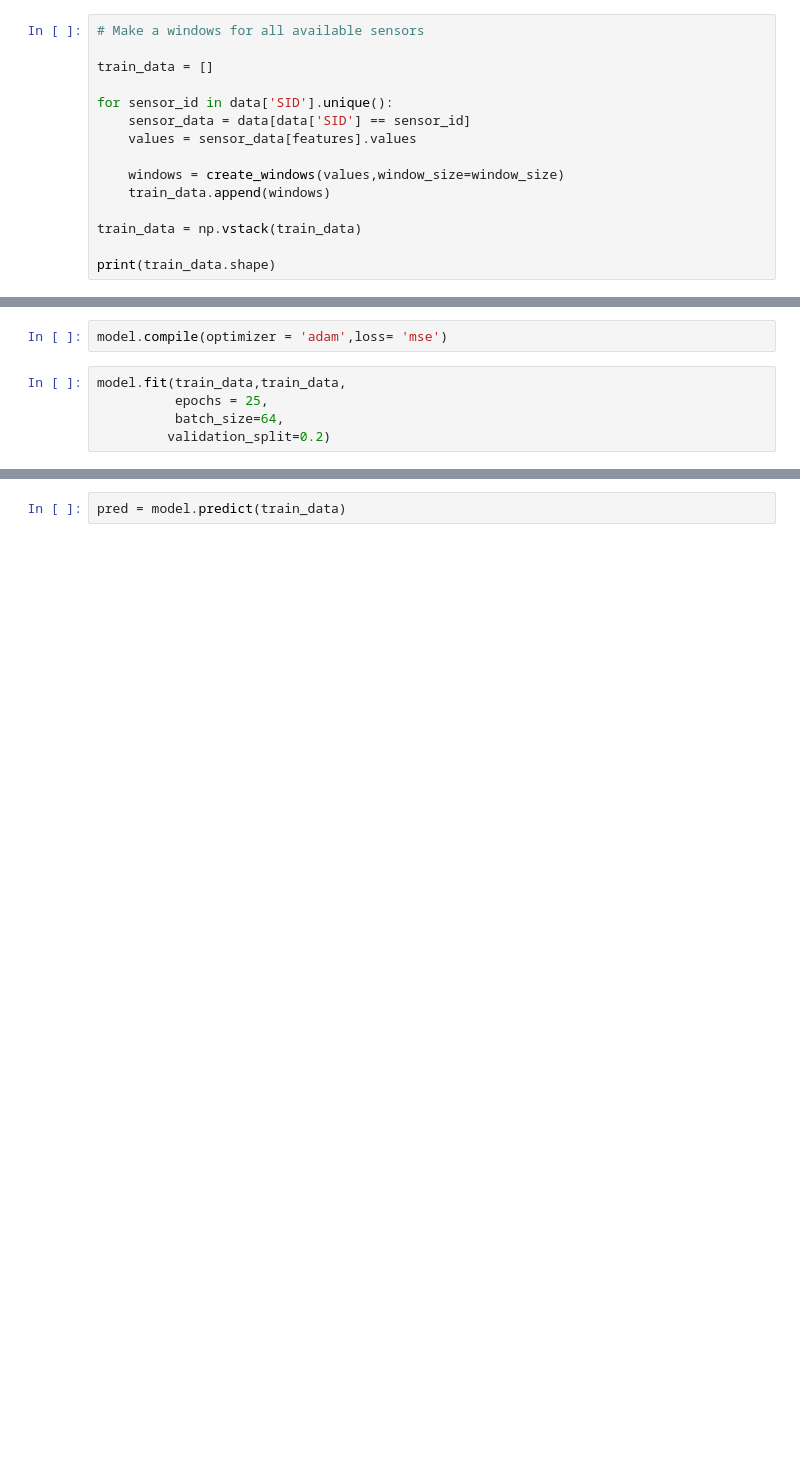
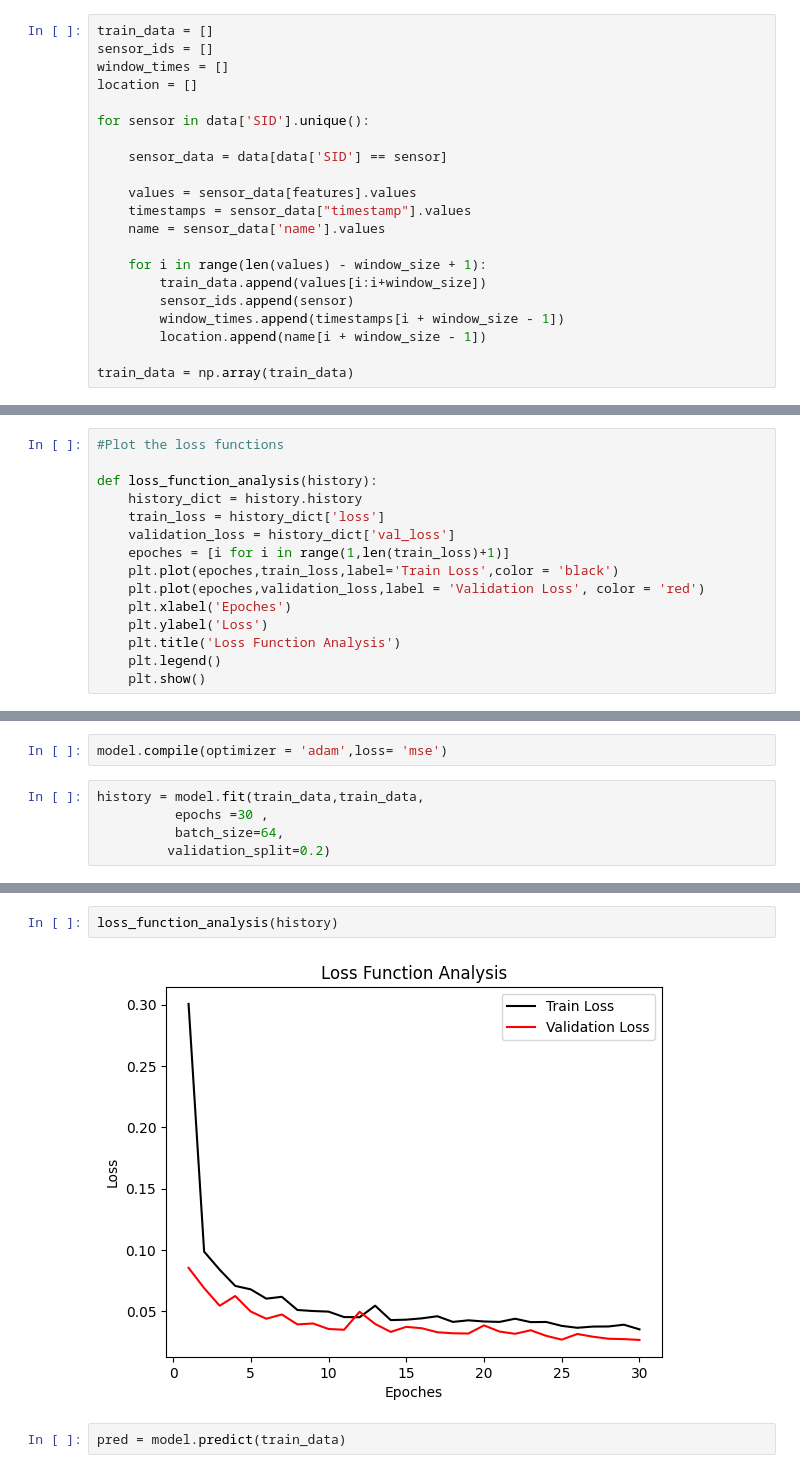
Before and after one commit to readytocommit/FinalProject, a Jupyter notebook: globalModel.ipynb, the cells around one changed output, grey strips where cells are left out. Drawn from its saved outputs; the diff is of its cells as text; blank space fills up the shorter version.

```diff
--- a/globalModel.ipynb
+++ b/globalModel.ipynb
@@ -47,15 +39,21 @@ def create_windows(data, window_size = window_size):
 # %%
-# Make a windows for all available sensors
+train_data = []
+sensor_ids = []
+window_times = []
+location = []
 
-train_data = []
+for sensor in data['SID'].unique():
 
-for sensor_id in data['SID'].unique():
-    sensor_data = data[data['SID'] == sensor_id]
+    sensor_data = data[data['SID'] == sensor]
+
     values = sensor_data[features].values
+    timestamps = sensor_data["timestamp"].values
+    name = sensor_data['name'].values
 
-    windows = create_windows(values,window_size=window_size)
-    train_data.append(windows)
+    for i in range(len(values) - window_size + 1):
+        train_data.append(values[i:i+window_size])
+        sensor_ids.append(sensor)
+        window_times.append(timestamps[i + window_size - 1])
+        location.append(name[i + window_size - 1])
 
-train_data = np.vstack(train_data)
-
-print(train_data.shape)
+train_data = np.array(train_data)
@@ -79,3 +72,18 @@ print(train_data.shape)
+# %%
+#Plot the loss functions
+
+def loss_function_analysis(history):
+    history_dict = history.history
+    train_loss = history_dict['loss']
+    validation_loss = history_dict['val_loss']
+    epoches = [i for i in range(1,len(train_loss)+1)]
+    plt.plot(epoches,train_loss,label='Train Loss',color = 'black')
+    plt.plot(epoches,validation_loss,label = 'Validation Loss', color = 'red')
+    plt.xlabel('Epoches')
+    plt.ylabel('Loss')
+    plt.title('Loss Function Analysis')
+    plt.legend()
+    plt.show()
 # %%
 #Build a Autoencoder-LSTM Model
 
@@ -125,8 +133,8 @@ Model: "functional"
 # %%
 model.compile(optimizer = 'adam',loss= 'mse')
 # %%
-model.fit(train_data,train_data,
-          epochs = 25,
+history = model.fit(train_data,train_data,
+          epochs =30 ,
           batch_size=64,
          validation_split=0.2)
 # %% [output]
@@ -151,3 +160,7 @@ Epoch 25/25
+# %%
+loss_function_analysis(history)
+# %% [output]
+[figure, added]
 # %%
 pred = model.predict(train_data)
 # %% [output]
```
Also changed, not shown: parts of 13 cells of this notebook.
